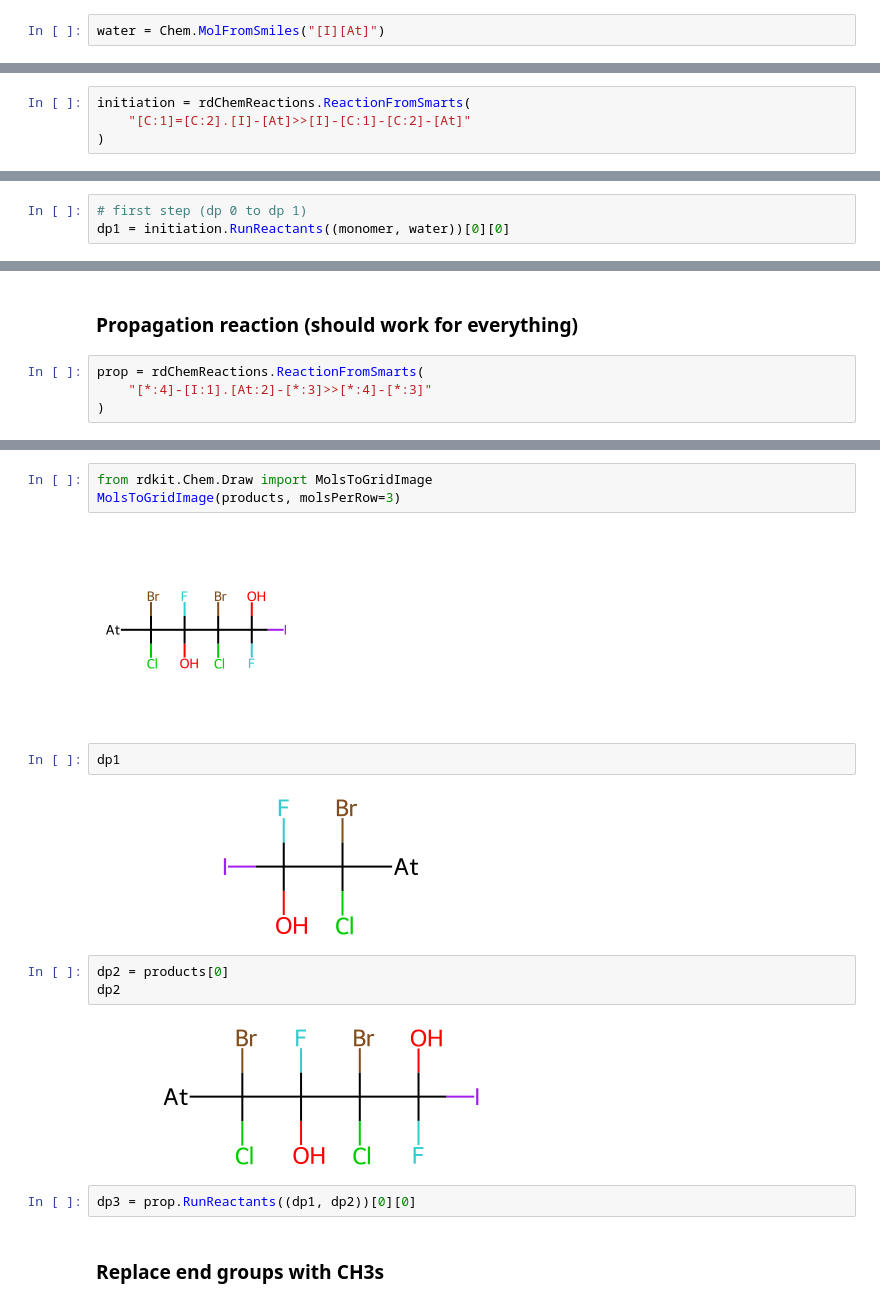
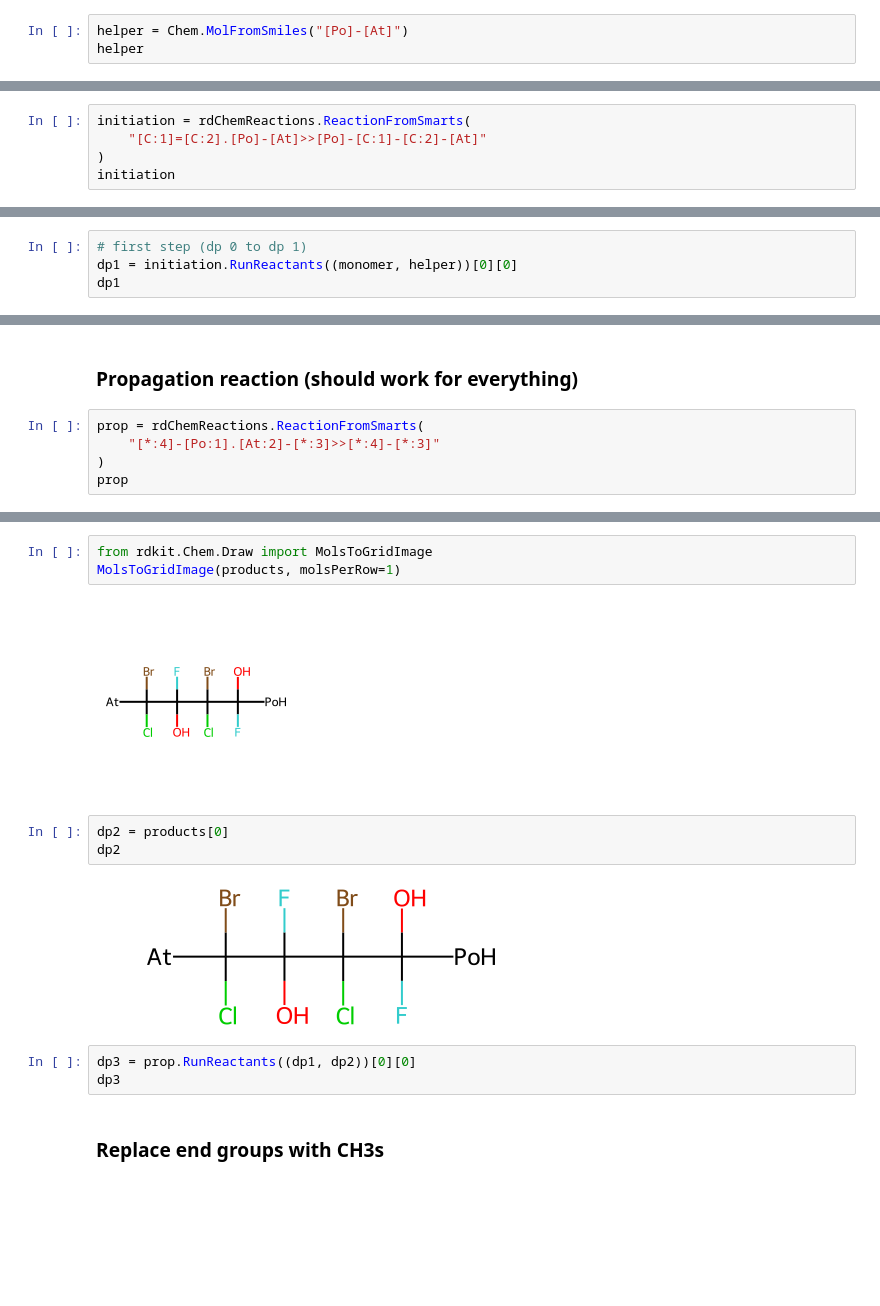
Before and after one commit to skozarekar/thermonomer, a Jupyter notebook: thermonomer/temp.ipynb, the cells around one changed output, grey strips where cells are left out. Drawn from its saved outputs; the diff is of its cells as text; blank space fills up the shorter version.

```diff
--- a/thermonomer/temp.ipynb
+++ b/thermonomer/temp.ipynb
@@ -14,2 +12,3 @@ monomer
 # %%
-water = Chem.MolFromSmiles("[I][At]")
+helper = Chem.MolFromSmiles("[Po]-[At]")
+helper
@@ -17,5 +18,6 @@ water = Chem.MolFromSmiles("[I][At]")
 ### Initiation (vinyl)
 # %%
 initiation = rdChemReactions.ReactionFromSmarts(
-    "[C:1]=[C:2].[I]-[At]>>[I]-[C:1]-[C:2]-[At]"
+    "[C:1]=[C:2].[Po]-[At]>>[Po]-[C:1]-[C:2]-[At]"
 )
+initiation
@@ -26,4 +26,5 @@ initiation
 # %%
 # first step (dp 0 to dp 1)
-dp1 = initiation.RunReactants((monomer, water))[0][0]
+dp1 = initiation.RunReactants((monomer, helper))[0][0]
+dp1
 # %% [output]
@@ -36,5 +33,6 @@ dp1
 ### Propagation reaction (should work for everything)
 # %%
 prop = rdChemReactions.ReactionFromSmarts(
-    "[*:4]-[I:1].[At:2]-[*:3]>>[*:4]-[*:3]"
+    "[*:4]-[Po:1].[At:2]-[*:3]>>[*:4]-[*:3]"
 )
+prop
@@ -55,20 +51,17 @@ products
 [<rdkit.Chem.rdchem.Mol at 0x...>]
 # %%
 from rdkit.Chem.Draw import MolsToGridImage
-MolsToGridImage(products, molsPerRow=3)
+MolsToGridImage(products, molsPerRow=1)
 # %% [output]
-[figure, old version]
+[figure, new version]
-# %%
-dp1
-# %% [output]
-[figure, removed]
 # %%
 dp2 = products[0]
 dp2
 # %% [output]
-[figure, old version]
+[figure, new version]
 # %%
 dp3 = prop.RunReactants((dp1, dp2))[0][0]
+dp3
 # %% [markdown]
 ### Replace end groups with CH3s
 # %%
```
Also changed, not shown: parts of 13 cells of this notebook.
